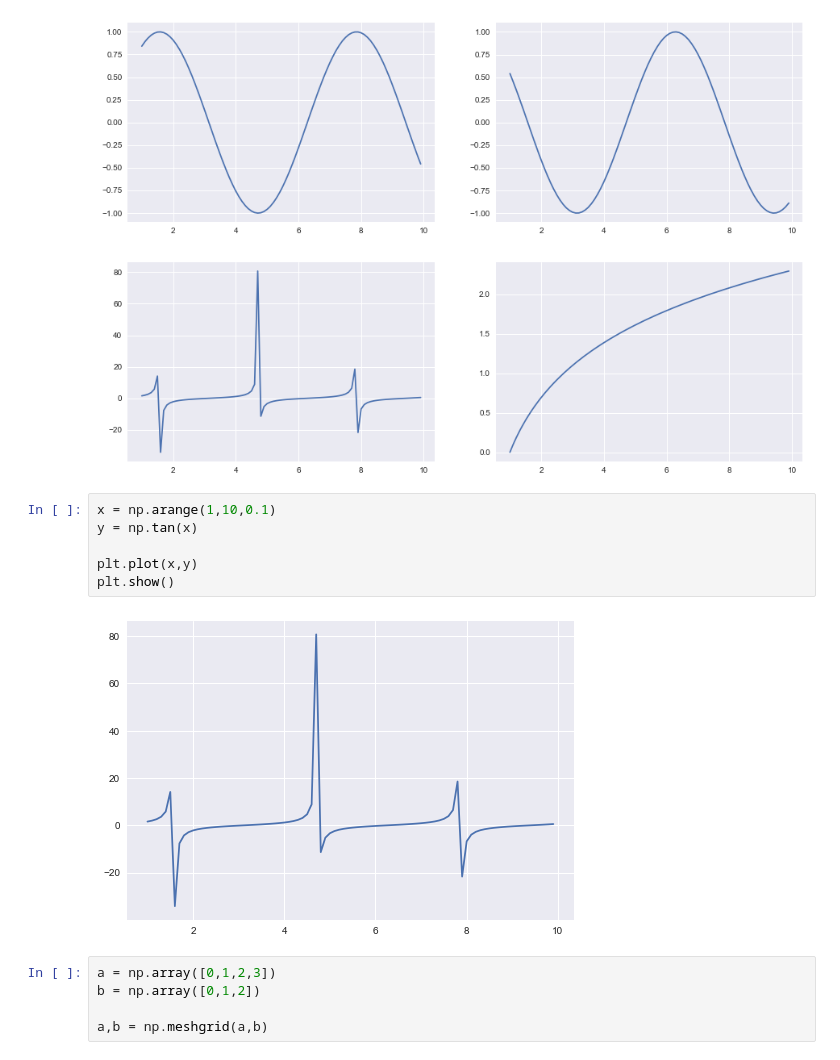
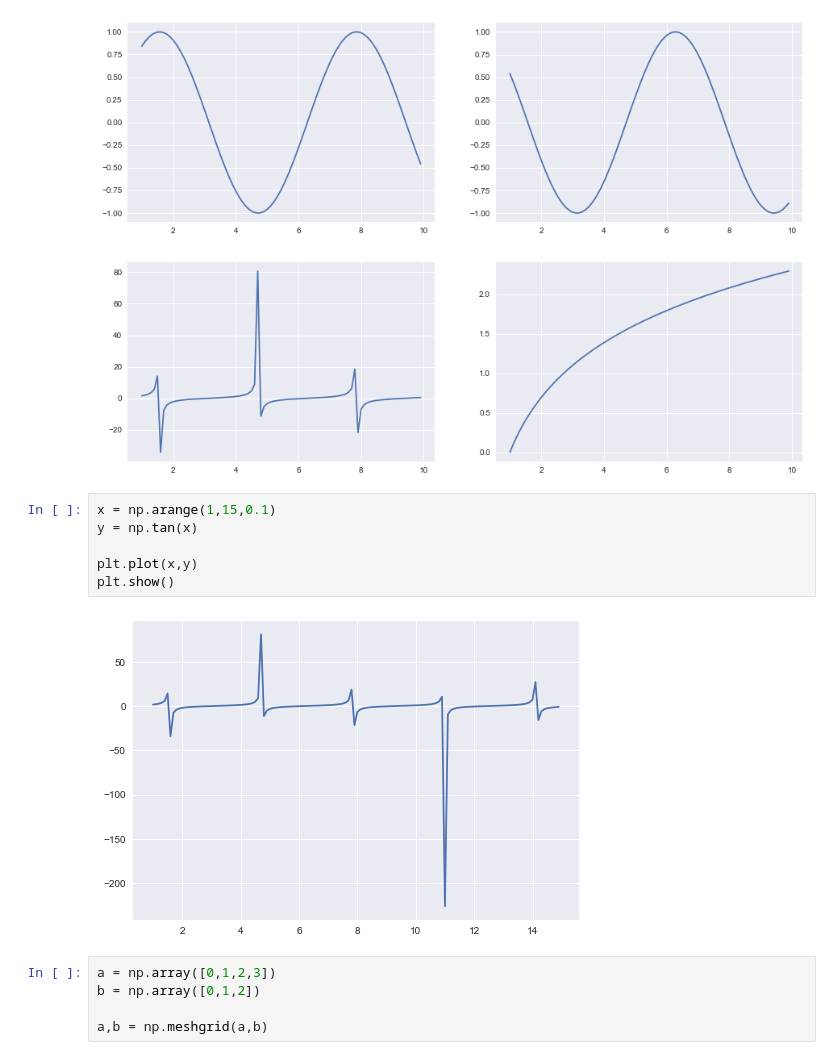
Before and after one commit to rishabhrathore055/DataScience, a Jupyter notebook: Data Visulization/Matplotlib/Matplotlib.ipynb, the cells around one changed output. Cells and saved outputs as stored; diff of their text form.

```diff
--- a/Data Visulization/Matplotlib/Matplotlib.ipynb
+++ b/Data Visulization/Matplotlib/Matplotlib.ipynb
@@ -286,13 +368,13 @@ plt.show()
 # %% [output]
 [figure]
 # %%
-x = np.arange(1,10,0.1)
+x = np.arange(1,15,0.1)
 y = np.tan(x)
 
 plt.plot(x,y)
 plt.show()
 # %% [output]
-[figure, old version]
+[figure, new version]
 # %%
 a = np.array([0,1,2,3])
 b = np.array([0,1,2])
```
Also changed, not shown: parts of 20 cells of this notebook.
